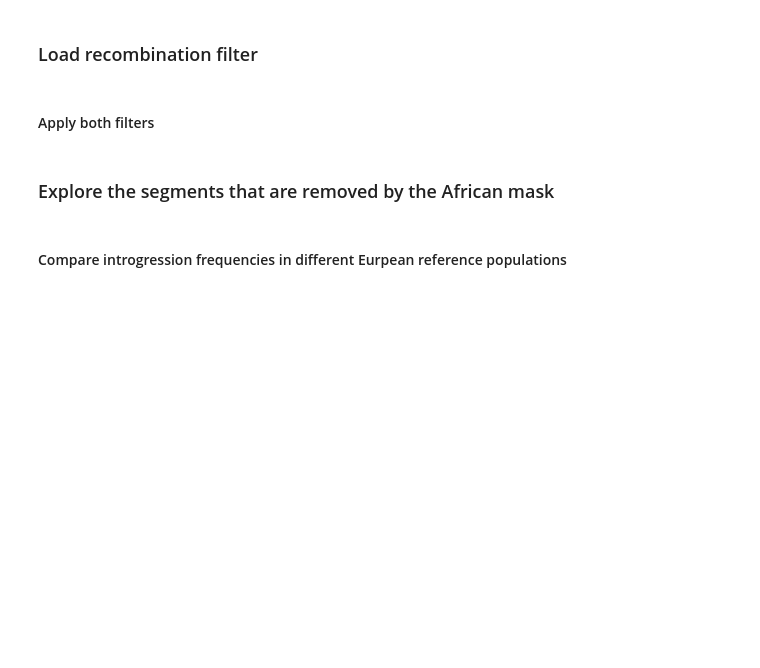
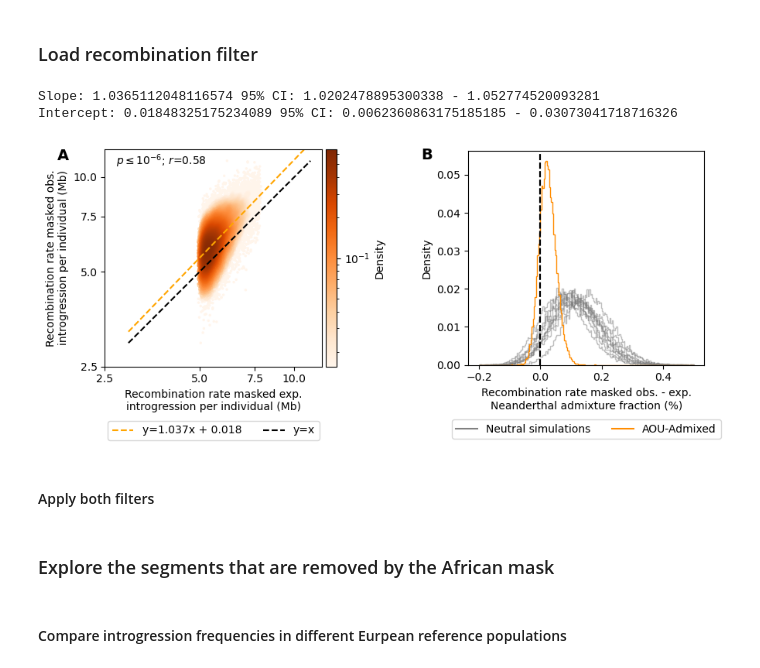
Before and after one commit to LachanceLab/introgression_in_admixed_genomes, a Jupyter notebook: visualizations_introgression.ipynb, the cells around one changed output. Cells and saved outputs as stored; diff of their text form; code cells hidden in the pictures; blank space fills up the shorter version.

```diff
--- a/visualizations_introgression.ipynb
+++ b/visualizations_introgression.ipynb
@@ -269,13 +272,13 @@ admixture_proportions.index = admixture_proportions.index.values.astype(str)
 #### Local ancestries
 # %%
 chrom_sizes = pd.read_csv('data/reference/hg38.chrom.sizes.bed', sep='\t', names=['chrom', 'start', 'end'])
-flare_global = pd.read_csv('results50kb_wo_PEGS/flare/african_american_and_ref_individuals_chr1.global.anc.gz',
+flare_global = pd.read_csv('results/flare/african_american_and_ref_individuals_chr1.global.anc.gz',
                            sep='\t')
 flare_global.set_index('SAMPLE', inplace=True)
 flare_global.sort_index()
 flare_global *= chrom_sizes.loc[chrom_sizes.chrom == 'chr1', 'end'].values[0] / chrom_sizes['end'].sum()
 for chrom in range(2, 23):
-    c_flare_global = pd.read_csv(f'results50kb_wo_PEGS/flare/african_american_and_ref_individuals_chr{chrom}.global.anc.gz',
+    c_flare_global = pd.read_csv(f'results/flare/african_american_and_ref_individuals_chr{chrom}.global.anc.gz',
                                  sep='\t')
     c_flare_global.set_index('SAMPLE', inplace=True)
     c_flare_global.sort_index()
@@ -923,26 +943,25 @@ ax.legend()
 # %%
 low_rec_thresh * 1e-2 * 1e-6, high_rec_thresh * 1e-2 * 1e-6
 # %%
-# ibdmix_recomb = BedTool.from_dataframe(ibdmix).intersect(BedTool.from_dataframe(pass_rec_filter),
-#                                                              f=1).to_dataframe(names=ibdmix.columns)
-# amounts_recomb = calculate_expected_introgression(admixture_proportions, ibdmix_recomb)
+ibdmix_recomb = BedTool.from_dataframe(ibdmix).intersect(BedTool.from_dataframe(pass_rec_filter),
+                                                             f=1).to_dataframe(names=ibdmix.columns)
+amounts_recomb = calculate_expected_introgression(admixture_proportions, ibdmix_recomb)
 
 
-# (simulations_recomb_masked_ratios, simulations_recomb_masked_ratios_short,
-#  simulations_recomb_masked_ratios_medium, simulations_recomb_masked_ratios_long,
-#  simulations_recomb_masked_differences, simulations_recomb_masked_differences_short,
-#  simulations_recomb_masked_differences_medium,
-#  simulations_recomb_masked_differences_long, simulations_recomb_masked_slopes,
-#  simulations_recomb_masked_intercepts, simulations_recomb_masked_lengths,
-#  simulations_recomb_masked_lods) = load_simulations('simulations_recomb_masked')
+(simulations_recomb_masked_ratios,
+ simulations_recomb_masked_differences,) = load_simulations('simulations_recomb_masked')
 
 fig, ax, ax1 = plot_scatter_and_simulated_hist(amounts_recomb,
                                                simulations_recomb_masked_differences,
                                                color_scatter='Oranges', color_reg='orange',
                                                color_sim='darkorange', plot_difference=True,
                                                histrange=(-.2, .5), data='recomb')
 fig.savefig('visualizations/nea_enrichment_masked_recomb.pdf', bbox_inches='tight', dpi=600)
 fig.savefig('visualizations/nea_enrichment_masked_recomb.png', bbox_inches='tight', dpi=600)
+# %% [output]
+Slope: 1.0365112048116574 95% CI: 1.0202478895300338 - 1.052774520093281
+Intercept: 0.01848325175234089 95% CI: 0.0062360863175185185 - 0.03073041718716326
+[figure, added]
 # %%
 np.mean((amounts_recomb['length'] - amounts_recomb['expected_introgression'])) / (2875001522 / 1e6) * 100
 # %% [markdown]
```
Also changed, not shown: parts of 22 cells of this notebook, 4 other files.
